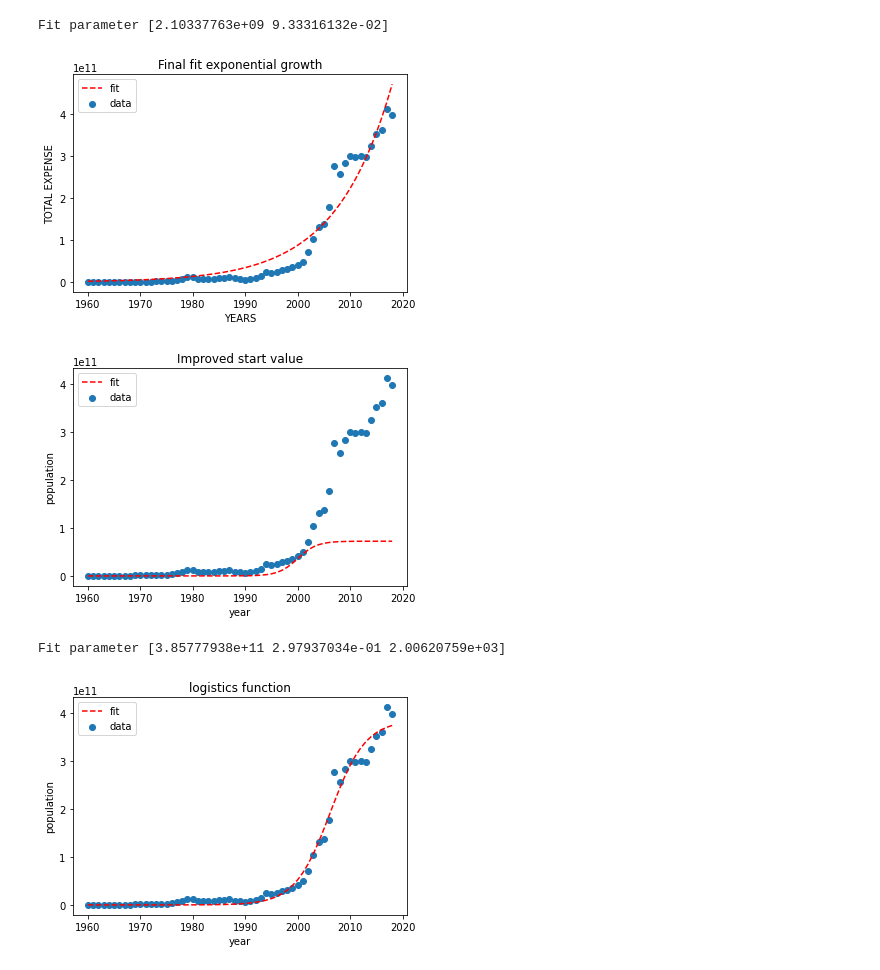
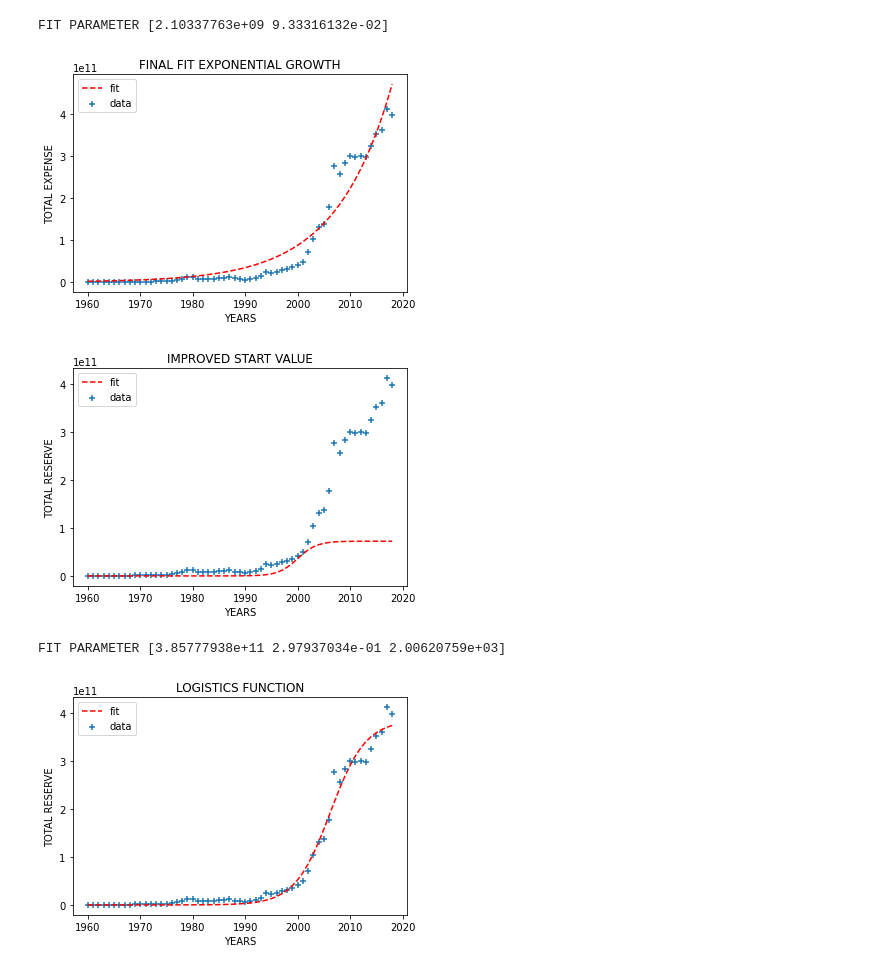
Before and after one commit to David-Ade-Creator/cluster-data, a Jupyter notebook: fitting.ipynb, the cells around one changed output. Saved outputs shown, nothing was run; the diff lists cells and outputs as text; code cells hidden in the pictures.

```diff
--- a/fitting.ipynb
+++ b/fitting.ipynb
@@ -25,7 +31,7 @@ def read_worldbank(indicators,countries,starttimerange,endtimerange):
     raw_df = wb.data.DataFrame(indicators, countries, time=range(starttimerange, endtimerange))
     transposed_df = raw_df.transpose()
     transposed_df = transposed_df.reset_index()
-    transposed_df = transposed_df.set_axis(['YEARS','TOTAL RESERVE','GDP'],axis=1)
+    transposed_df = transposed_df.set_axis(['YEARS','TOTAL_RESERVE','GDP'],axis=1)
     #Loop through YEARS index to change years from string to Int datatype
     transposed_df['YEARS'] = [int(x[2:]) for x in transposed_df['YEARS']]
     return raw_df,transposed_df
@@ -47,17 +59,18 @@ plt.show()
 # %%
-popt, covar = opt.curve_fit(exp_growth, df["YEARS"], df["TOTAL RESERVE"])
+# Fitting exponential growth
+popt, covar = opt.curve_fit(exp_growth, df["YEARS"], df["TOTAL_RESERVE"])
 # %%
 print("Fit parameter", popt)
 # use *popt to pass on the fit parameters
-df["POP_EXP"] = exp_growth(df["YEARS"], *popt)
+df["TOTAL_RESERVE_EXP"] = exp_growth(df["YEARS"], *popt)
 
 plt.figure()
-plt.scatter(df["YEARS"], df["TOTAL RESERVE"],label="data")
-plt.plot(df["YEARS"], df["POP_EXP"], "--",label="fit",color='r')
+plt.scatter(df["YEARS"], df["TOTAL_RESERVE"],marker="+",label="data")
+plt.plot(df["YEARS"], df["TOTAL_RESERVE_EXP"], "--",label="fit",color='r')
 
 plt.legend()
-plt.title("First fit attempt")
-plt.xlabel("year")
+plt.title("FIRST FIT ATTEMPT")
+plt.xlabel("YEARS")
 plt.ylabel("TOTAL RESERVE")
 plt.show()
 print()
@@ -67,51 +80,51 @@ Fit parameter [2.10325259e+09 9.33327320e-02]
 # %%
 # fit exponential growth
 popt, covar = opt.curve_fit(exp_growth, df["YEARS"],
-df["TOTAL RESERVE"], p0=[7.242784e+10, 0.05])
+df["TOTAL_RESERVE"], p0=[7.242784e+10, 0.05])
 # much better
-print("Fit parameter", popt)
-df["POP_EXP"] = exp_growth(df["YEARS"], *popt)
+print("FIT PARAMETER", popt)
+df["TOTAL_RESERVE_EXP"] = exp_growth(df["YEARS"], *popt)
 plt.figure()
-plt.scatter(df["YEARS"], df["TOTAL RESERVE"], label="data")
-plt.plot(df["YEARS"], df["POP_EXP"],"--", label="fit",color='r')
+plt.scatter(df["YEARS"], df["TOTAL_RESERVE"],marker='+', label="data")
+plt.plot(df["YEARS"], df["TOTAL_RESERVE_EXP"],"--", label="fit",color='r')
 plt.legend()
 plt.xlabel("YEARS")
 plt.ylabel("TOTAL EXPENSE")
-plt.title("Final fit exponential growth")
+plt.title("FINAL FIT EXPONENTIAL GROWTH")
 plt.show()
 print()
 # %% [output]
-Fit parameter [2.10337763e+09 9.33316132e-02]
+FIT PARAMETER [2.10337763e+09 9.33316132e-02]
-[figure, old version]
+[figure, new version]
 # %%
 popt = [7.242784e+10, 0.55, 2000]
-df["pop_log"] = logistics(df["YEARS"], *popt)
+df["TOTAL_RESERVE_LOG"] = logistics(df["YEARS"], *popt)
 plt.figure()
-plt.scatter(df["YEARS"], df["TOTAL RESERVE"], label="data")
-plt.plot(df["YEARS"], df["pop_log"],"--", label="fit",color='r')
+plt.scatter(df["YEARS"], df["TOTAL_RESERVE"],marker='+', label="data")
+plt.plot(df["YEARS"], df["TOTAL_RESERVE_LOG"],"--", label="fit",color='r')
 plt.legend()
-plt.xlabel("year")
-plt.ylabel("population")
-plt.title("Improved start value")
+plt.xlabel("YEARS")
+plt.ylabel("TOTAL RESERVE")
+plt.title("IMPROVED START VALUE")
 plt.show()
 # %% [output]
-[figure, old version]
+[figure, new version]
 # %%
-popt, covar = opt.curve_fit(logistics, df["YEARS"], df["TOTAL RESERVE"],
+popt, covar = opt.curve_fit(logistics, df["YEARS"], df["TOTAL_RESERVE"],
 p0=(7.242784e+10, 0.05, 1980.0))
-print("Fit parameter", popt)
-df["pop_log"] = logistics(df["YEARS"], *popt)
+print("FIT PARAMETER", popt)
+df["TOTAL_RESERVE_LOG"] = logistics(df["YEARS"], *popt)
 plt.figure()
-plt.title("logistics function")
-plt.scatter(df["YEARS"], df["TOTAL RESERVE"], label='data')
-plt.plot(df["YEARS"], df["pop_log"],"--", label="fit",color='r')
+plt.title("LOGISTICS FUNCTION")
+plt.scatter(df["YEARS"], df["TOTAL_RESERVE"],marker='+', label='data')
+plt.plot(df["YEARS"], df["TOTAL_RESERVE_LOG"],"--", label="fit",color='r')
 plt.legend()
-plt.xlabel("year")
-plt.ylabel("population")
+plt.xlabel("YEARS")
+plt.ylabel("TOTAL RESERVE")
 plt.show()
 # %% [output]
-Fit parameter [3.85777938e+11 2.97937034e-01 2.00620759e+03]
+FIT PARAMETER [3.85777938e+11 2.97937034e-01 2.00620759e+03]
-[figure, old version]
+[figure, new version]
 # %%
 def err_ranges(x, func, param, sigma):
     """
```
Also changed, not shown: parts of 11 cells of this notebook, 1 other file.
